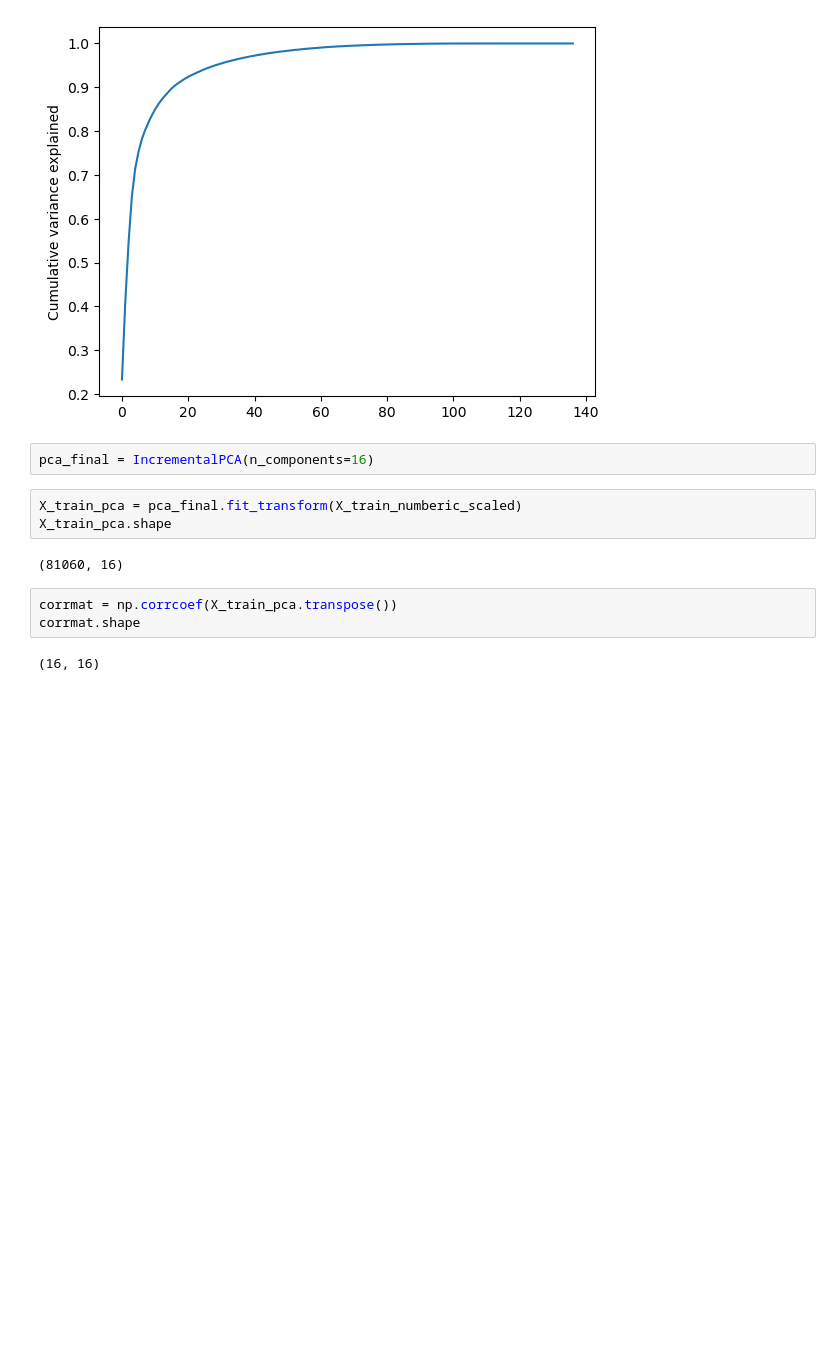
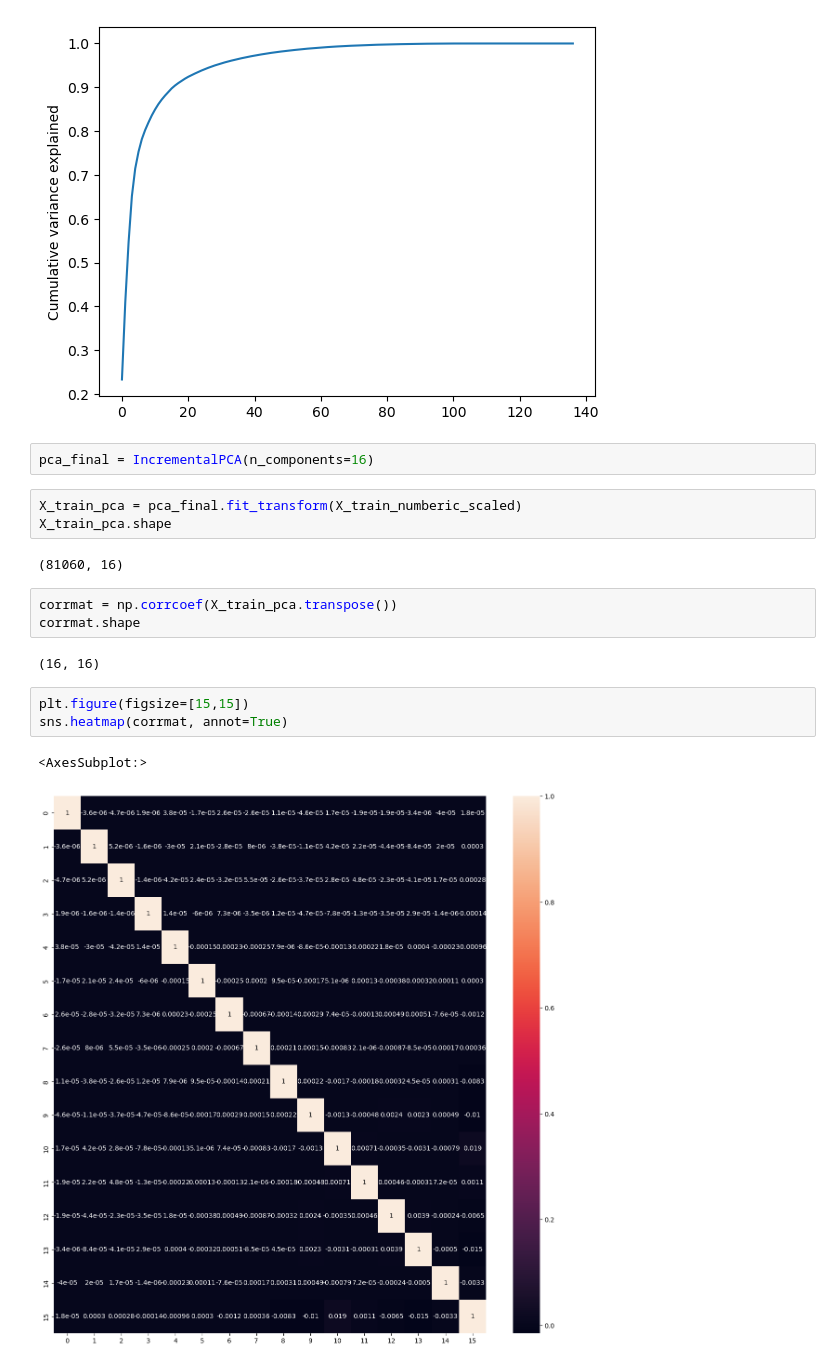
Before and after one commit to hargurjeet/Telecom-Churn-Prediction, a Jupyter notebook: telecom-churn-predictions.ipynb, the cells around one changed output. Cells and saved outputs as stored; diff of their text form; blank space fills up the shorter version.

```diff
--- a/telecom-churn-predictions.ipynb
+++ b/telecom-churn-predictions.ipynb
@@ -497,3 +501,9 @@ corrmat = np.corrcoef(X_train_pca.transpose())
 corrmat.shape
 # %% [output]
 (16, 16)
+# %%
+plt.figure(figsize=[15,15])
+sns.heatmap(corrmat, annot=True)
+# %% [output]
+<AxesSubplot:>
+[figure, added]
```
Also changed, not shown: parts of 12 cells of this notebook.
